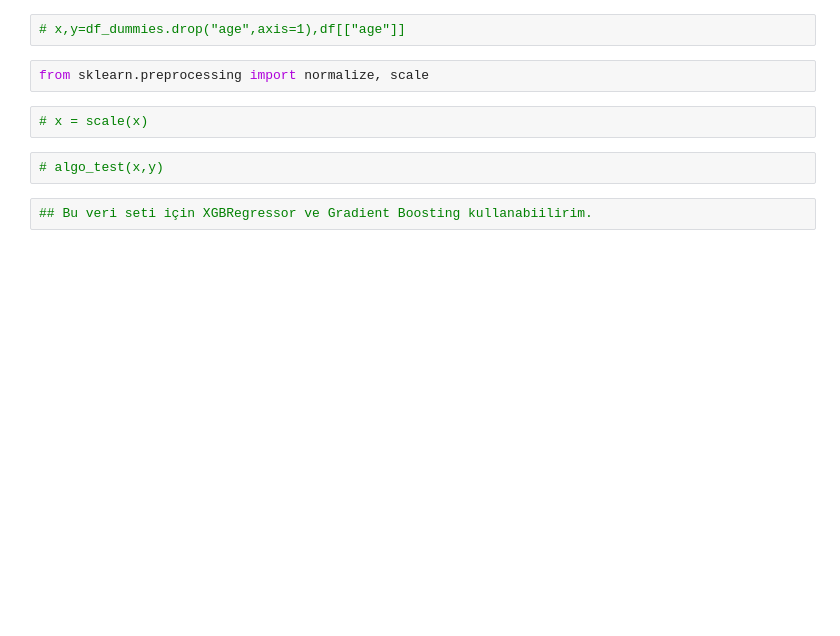
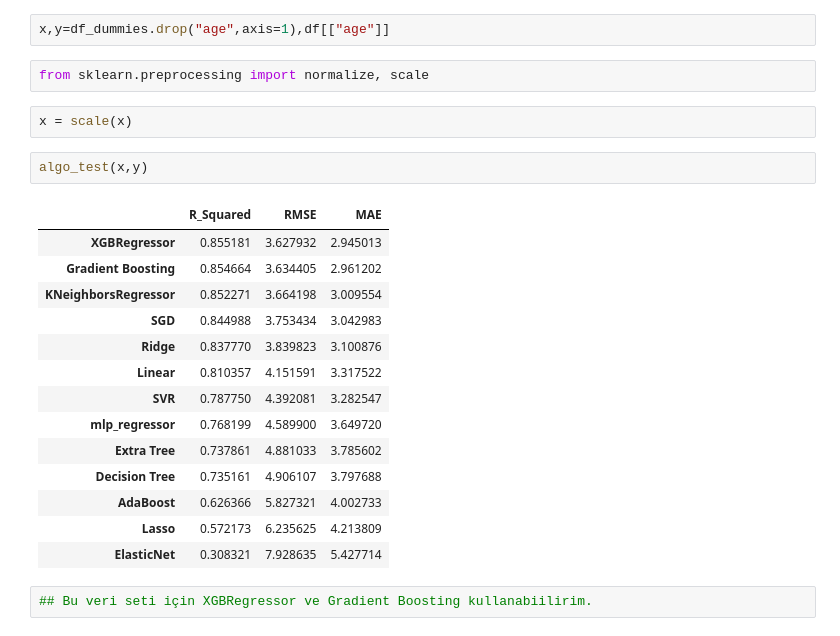
Before and after one commit to mmeliht/Artificial_Intelligence_Course, a Jupyter notebook: week5_homework/Three generations seeking romance - Regression & Classification.ipynb, the cells around one changed output. Drawn from its saved outputs; the diff is of its cells as text; blank space fills up the shorter version.

```diff
--- a/week5_homework/Three generations seeking romance - Regression & Classification.ipynb
+++ b/week5_homework/Three generations seeking romance - Regression & Classification.ipynb
@@ -772,13 +772,28 @@ def algo_test(x,y):
         rtable=result.sort_values('R_Squared',ascending=False)
         return rtable
 # %%
-# x,y=df_dummies.drop("age",axis=1),df[["age"]]
+x,y=df_dummies.drop("age",axis=1),df[["age"]]
 # %%
 from sklearn.preprocessing import normalize, scale
 # %%
-# x = scale(x)
+x = scale(x)
 # %%
-# algo_test(x,y)
+algo_test(x,y)
+# %% [output]
+|  | R_Squared | RMSE | MAE |
+| XGBRegressor | 0.855181 | 3.627932 | 2.945013 |
+| Gradient Boosting | 0.854664 | 3.634405 | 2.961202 |
+| KNeighborsRegressor | 0.852271 | 3.664198 | 3.009554 |
+| SGD | 0.844988 | 3.753434 | 3.042983 |
+| Ridge | 0.837770 | 3.839823 | 3.100876 |
+| Linear | 0.810357 | 4.151591 | 3.317522 |
+| SVR | 0.787750 | 4.392081 | 3.282547 |
+| mlp_regressor | 0.768199 | 4.589900 | 3.649720 |
+| Extra Tree | 0.737861 | 4.881033 | 3.785602 |
+| Decision Tree | 0.735161 | 4.906107 | 3.797688 |
+| AdaBoost | 0.626366 | 5.827321 | 4.002733 |
+| Lasso | 0.572173 | 6.235625 | 4.213809 |
+| ElasticNet | 0.308321 | 7.928635 | 5.427714 |
 # %%
 ## Bu veri seti için XGBRegressor ve Gradient Boosting kullanabiilirim.
 # %% [markdown]
```
Also changed, not shown: parts of 3 cells of this notebook.
